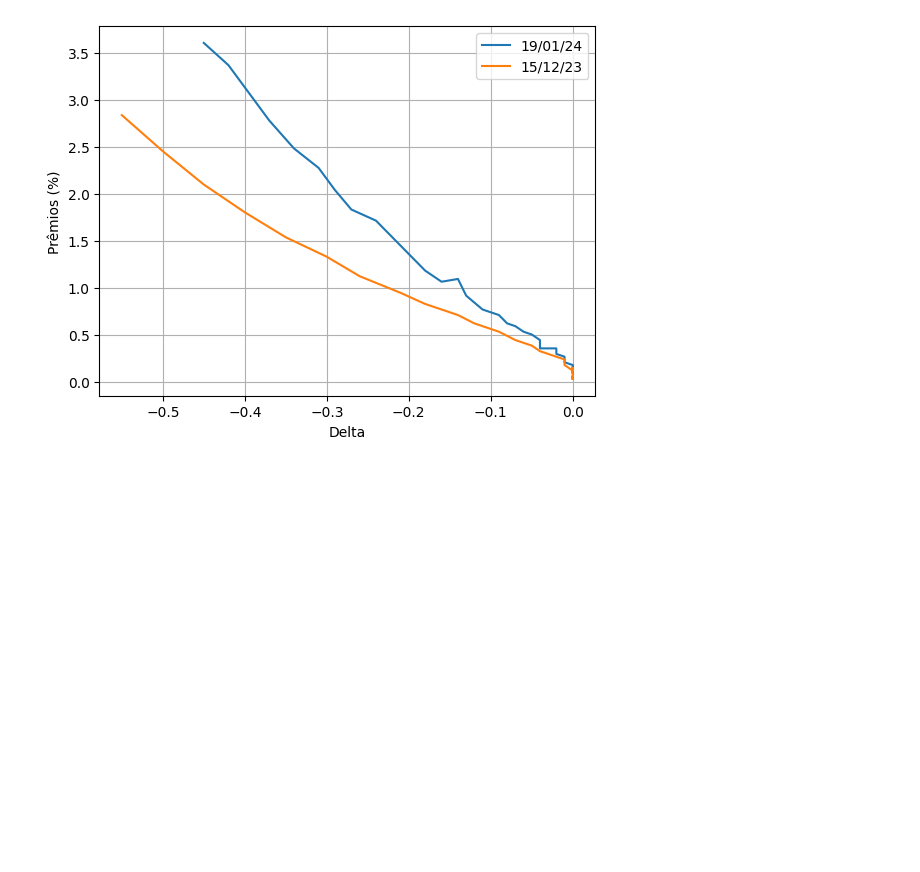
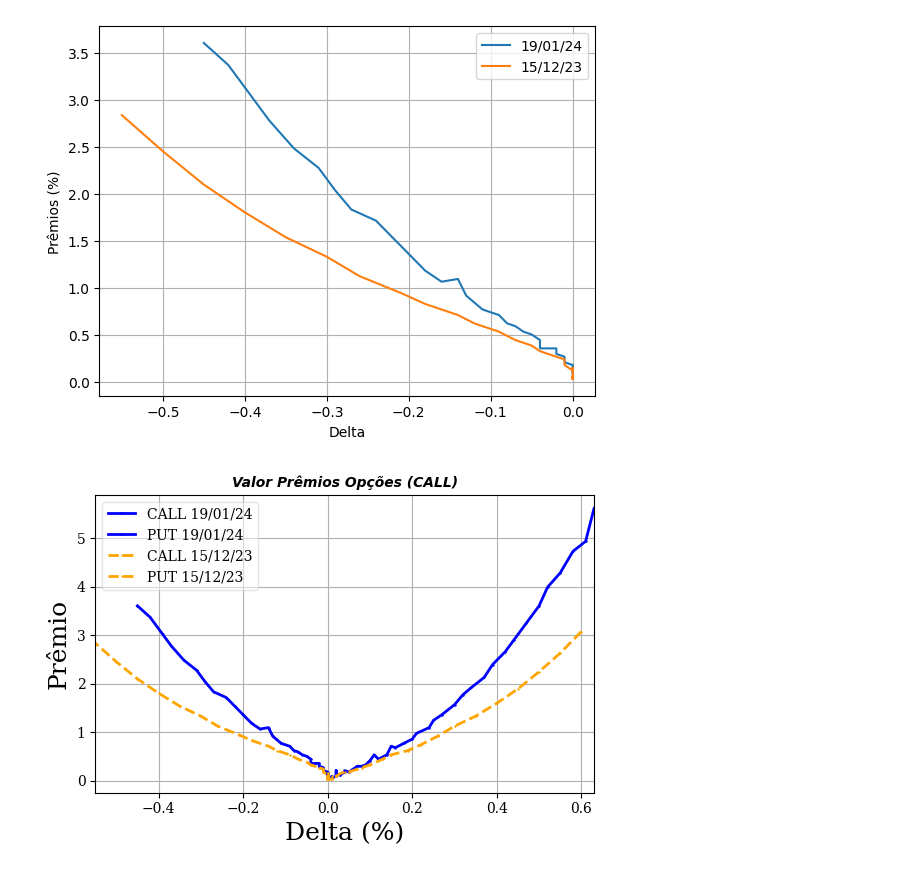
Before and after one commit to facklen/python_para_investimentos, a Jupyter notebook: Avaliação_Opções.ipynb, the cells around one changed output. Drawn from its saved outputs; the diff is of its cells as text; code cells hidden in the pictures; blank space fills up the shorter version.

```diff
--- a/Avaliação_Opções.ipynb
+++ b/Avaliação_Opções.ipynb
@@ -86,4 +86,30 @@ plt.show()
 # A mesma análise para as Calls
 CALLs_OTM = Opções[(Opções['Intrínseco']<=0.5)]
 CALLs_OTM1 = Opções1[(Opções1['Intrínseco']<=0.5)]
+# %%
+# A mesma análise para as Calls
+#Visualizar o gráfico
+#plt.style.use('seaborn')
+#plt.style.use('ggplot')
+plt.rcParams['font.family'] = 'serif'
+plt.rcParams['font.serif'] = ['Times New Roman'] + plt.rcParams['font.serif']
+plt.figure(figsize=(6,4))
+plt.title('Valor Prêmios Opções (CALL)', fontsize=10, fontweight='bold', fontstyle='italic', fontfamily='sans-serif')
+plt.xlabel('Delta (%)',fontsize=18)
+plt.ylabel('Prêmio',fontsize=18)
+plt.tight_layout()
+plt.margins(x=0, y=0.05)
+#plt.plot(CALLs_OTM['Delta'],CALLs_OTM['Ask']*100/Ativo,  label='Vendedor', color='blue',linestyle='dashed', linewidth=2)
+#plt.plot(CALLs_OTM['Delta'],CALLs_OTM['Bid']*100/Ativo,  label='Comprador', color='red', linestyle='dashed', linewidth=2)
+plt.plot(CALLs_OTM['Delta'],CALLs_OTM['Último']*100/Ativo,  label='CALL 19/01/24', color='blue', marker='+', linewidth=2, markersize=2)
+plt.plot(PUTs_OTM['Delta.1'],PUTs_OTM['Último.1']*100/Ativo,  label='PUT 19/01/24', color='blue', marker='+', linewidth=2, markersize=2)
+plt.plot(CALLs_OTM1['Delta'],CALLs_OTM1['Último']*100/Ativo,  label='CALL 15/12/23', color='orange', marker='+',linestyle='dashed', linewidth=2, markersize=2)
+plt.plot(PUTs_OTM1['Delta.1'],PUTs_OTM1['Último.1']*100/Ativo,  label='PUT 15/12/23', color='orange', marker='+',linestyle='dashed', linewidth=2, markersize=2)
+#plt.plot(CALLs_OTM2['Delta'],CALLs_OTM2['Último']*100/Ativo,  label='CALL 15/12/23', color='orange', marker='+',linestyle='dashed', linewidth=2, markersize=2)
+#plt.plot(PUTs_OTM2['Delta.1'],PUTs_OTM2['Último.1']*100/Ativo,  label='PUT 15/12/23', color='orange', marker='+',linestyle='dashed', linewidth=2, markersize=2)
+plt.legend(fontsize=10, frameon=True, framealpha=0.5, facecolor='white')
+plt.grid(True)
+plt.show()
+# %% [output]
+[figure, added]
 # %%
```
Also changed, not shown: parts of 2 cells of this notebook.
